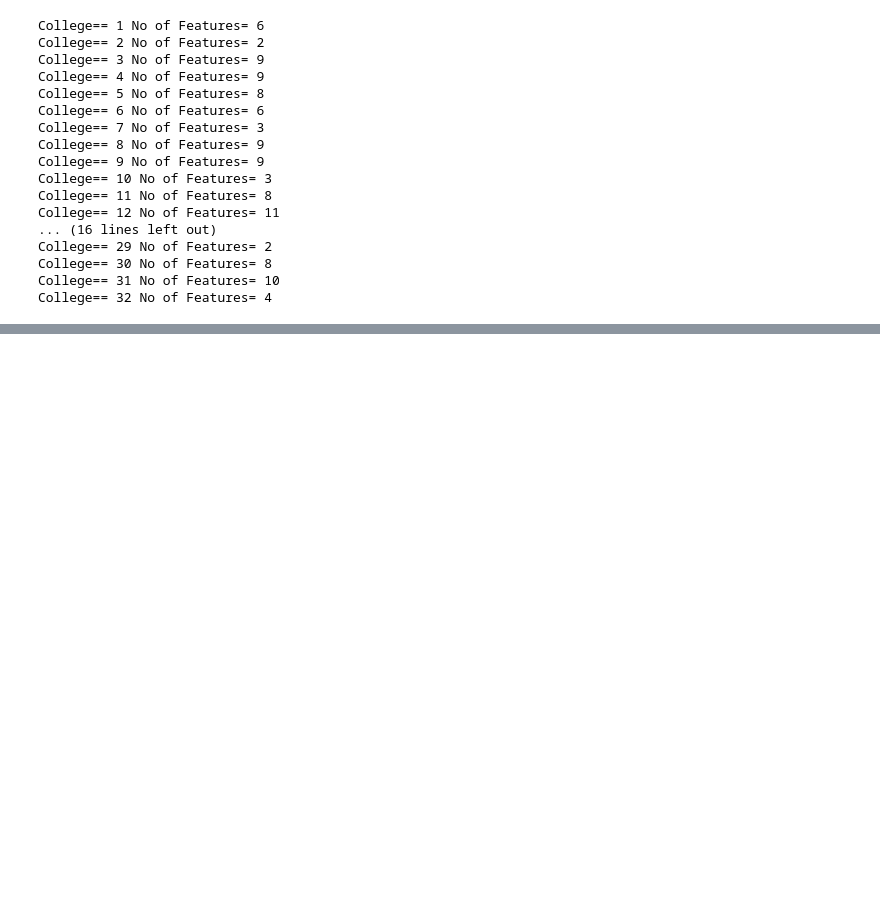
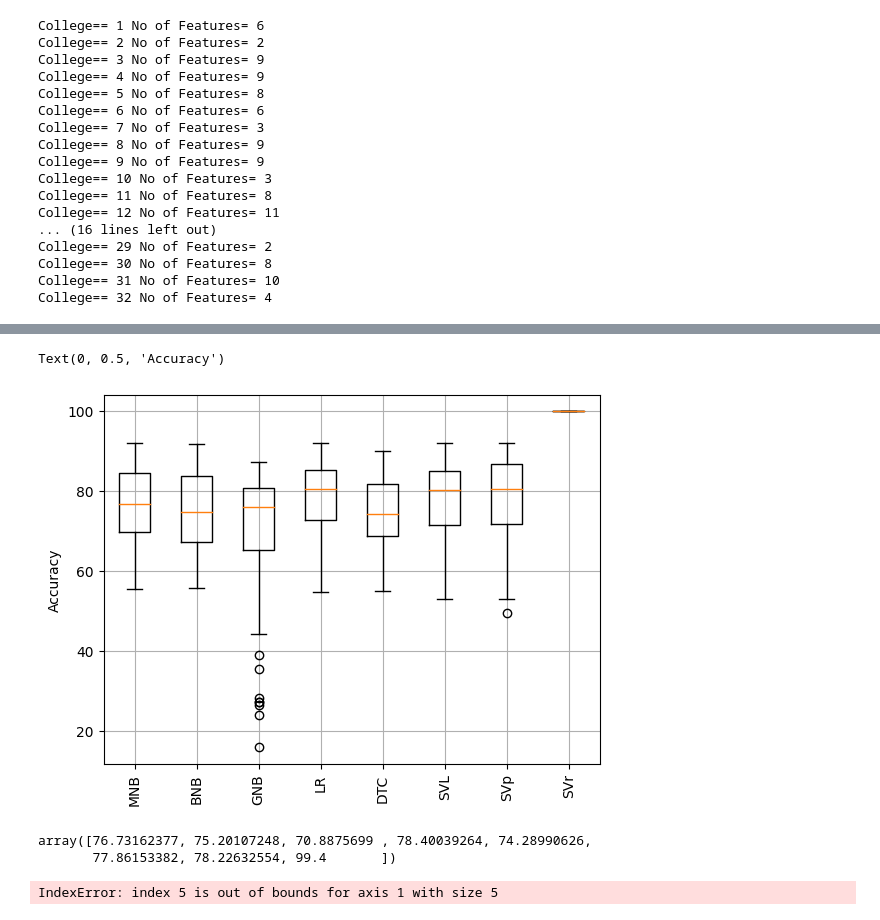
Before and after one commit to ronakraj00/data_mining_lab, a Jupyter notebook: demo_ronak_raj.ipynb, the cells around one changed output, grey strips where cells are left out. Saved outputs shown, nothing was run; the diff lists cells and outputs as text; code cells hidden in the pictures; blank space fills up the shorter version.

```diff
--- a/demo_ronak_raj.ipynb
+++ b/demo_ronak_raj.ipynb
@@ -666,0 +871,31 @@ College== 32 No of Features= 4
+# %%
+accv=np.zeros((32*8,5))
+for i in range(0,5):
+    for j in range(32):
+        accv[8*j:8*(j+1),i]=acc[32*i+j,:]
+
+accv1=copy(acc)
+# %%
+pyplot.boxplot(accv1,labels=['MNB','BNB','GNB','LR','DTC','SVL','SVp','SVr'])
+pyplot.xticks(rotation=90)
+pyplot.grid(True)
+pyplot.ylabel('Accuracy')
+# %% [output]
+Text(0, 0.5, 'Accuracy')
+[figure, added]
+# %%
+avgrank(accv1)
+# %% [output]
+array([76.73162377, 75.20107248, 70.8875699 , 78.40039264, 74.28990626,
+       77.86153382, 78.22632554, 99.4       ])
+# %%
+pv1 = np.zeros((len(model), len(model)))
+
+for i in range(len(model)):
+    for j in range(len(model)):
+        a, pv1[i, j] = ranksums(accv1[:, i], accv[:, j])
+
+pv1 = pv1 <= 0.05
+print(pv1)
+# %% [output]
+IndexError: index 5 is out of bounds for axis 1 with size 5
```
Also changed, not shown: parts of 65 cells of this notebook.
